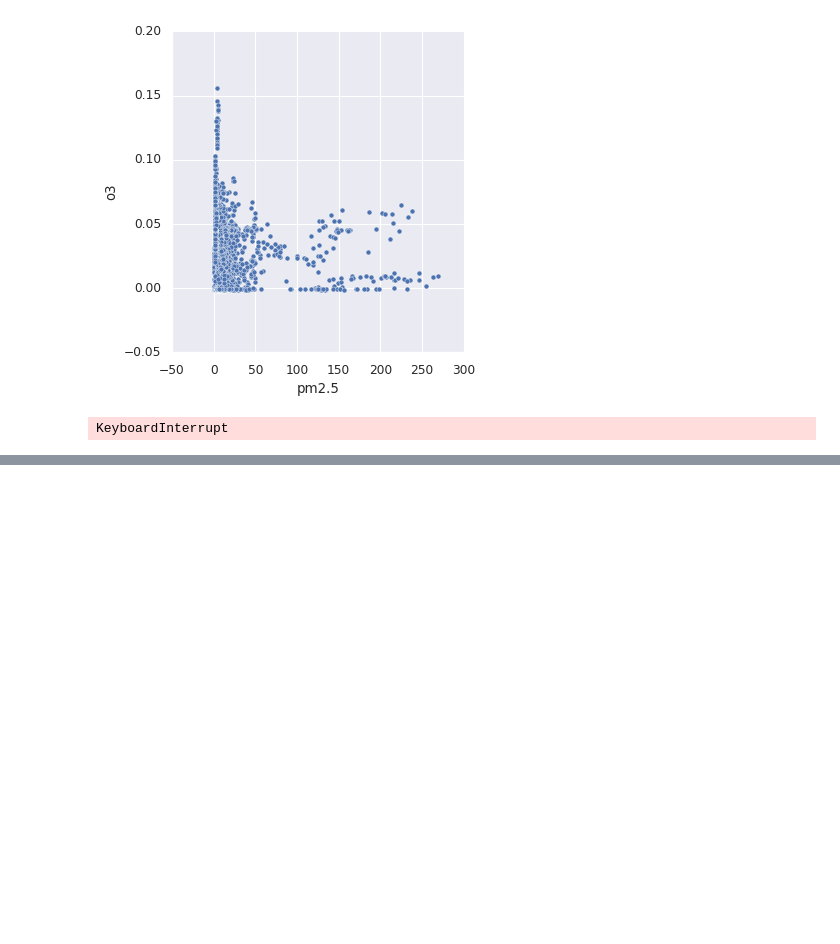
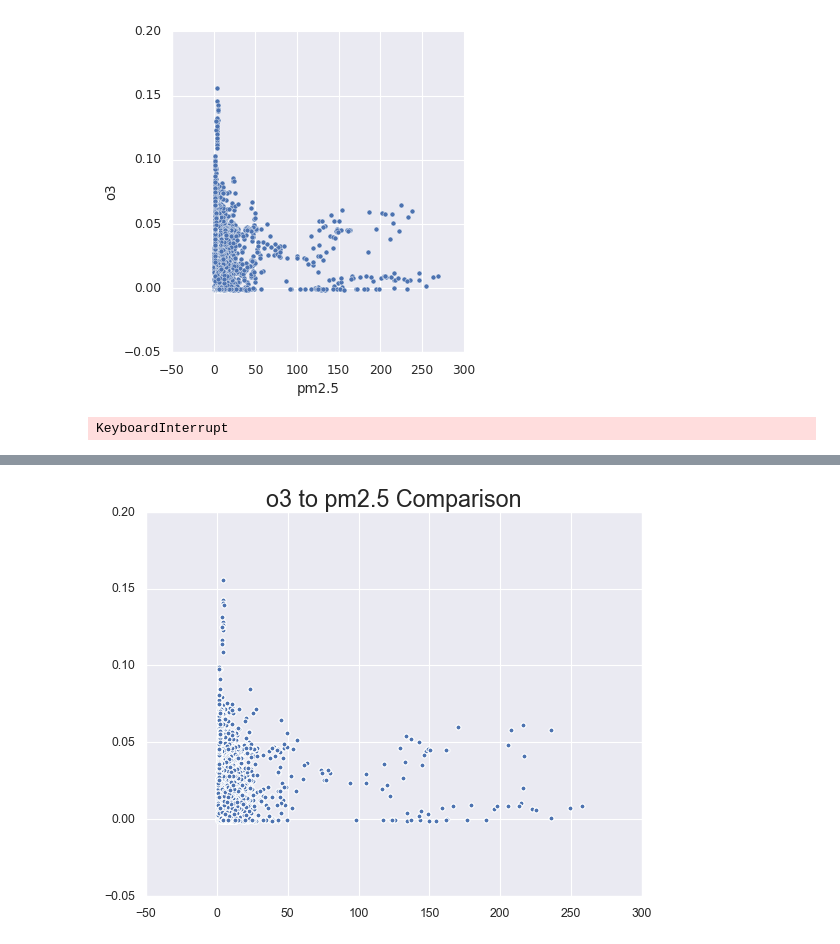
Before and after one commit to z3288/summer2025, a Jupyter notebook: Brandon_Swanson/comparison.ipynb, the cells around one changed output, grey strips where cells are left out. Cells and saved outputs as stored; diff of their text form; code cells hidden in the pictures; blank space fills up the shorter version.

```diff
--- a/Brandon_Swanson/comparison.ipynb
+++ b/Brandon_Swanson/comparison.ipynb
@@ -194,0 +197,96 @@ KeyboardInterrupt
+# %%
+import numpy as np
+import matplotlib.pyplot as plt; plt.style.use('classic')
+from scipy.stats import multiscale_graphcorr
+import pandas as pd
+import xarray as xr
+import seaborn as sns
+sns.set_theme(style="darkgrid")
+
+def mgc_plot(x, y, name, mgc_dict=None, only_viz=False, only_mgc=False):
+    if not only_mgc:
+        ds = xr.open_dataset('D://Data//crocus_neiu_aqt_a1_60min.nc', engine='netcdf4')
+        df = ds.to_pandas
+
+        pm2_5 = df()
+
+        x = ds['pm2.5']
+        y = ds['o3']
+
+        ax = plt.gca()
+        ax.set_title(name + ' Comparison', fontsize=21)
+
+        sns.relplot(data=pm2_5, x='pm2.5', y='o3')
+        ax.scatter(x,y)
+        plt.show()
+    if not only_viz:
+        ds = xr.open_dataset('D://Data//crocus_neiu_aqt_a1_60min.nc', engine='netcdf4')
+        df = ds.to_pandas
+
+        pm2_5 = df()
+
+        x = ds['pm2.5']
+        y = ds['o3']
+        # local correlation map
+        plt.figure(figsize=(9,9))
+        ax = plt.gca()
+        mgc_map = mgc_dict['mgc_map']
+
+        # draw heatmap
+        ax.set_title(name + "Local Correlation Map", fontsize=21)
+        im = ax.imshow(mgc_map, cmap='Spectral')
+
+        # colorbar
+        cbar = ax.figure.colorbar(im, ax=ax)
+        cbar.ax.set_ylabel("", rotation=-90, va="bottom")
+        ax.invert_yaxis()
+
+        # Turn spines off and create white grid.
+        for edge, spine in ax.spines.items():
+            spine.set_visible(False)
+
+        # optimal scale
+        opt_scale = mgc_dict["opt_scale"]
+        ax.scatter(opt_scale[0], opt_scale[1],
+                   marker='X', s=200, color='red')
+
+        # other formatting
+        ax.tick_params(bottom="off", left="off")
+        ax.set_xlabel('#Neighbors for X', fontsize=15)
+        ax.set_ylabel('#Neighbors for Y', fontsize=15)
+        ax.tick_params(axis="x", labelsize=15)
+        ax.tick_params(axis="y", labelsize=15)
+        ax.set_xlim(0, 100)
+        ax.set_ylim(0, 100)
+        plt.show()
+
+def main():
+    ds = xr.open_dataset('D://Data//crocus_neiu_aqt_a1_60min.nc', engine='netcdf4')
+    df = ds.to_pandas
+
+    # Extract data as NumPy arrays
+    x = ds['pm2.5'].values
+    y = ds['o3'].values
+
+    # Remove any NaN values
+    mask = ~np.isnan(x) & ~np.isnan(y)
+    x = x[mask]
+    y = y[mask]
+    # pm2_5 = df()
+    # xy = ds.as_numpy()
+    # x = df[('pm2.5')]
+    # y = df[('o3')]
+    # x = xy['pm2.5']
+    # y = xy['o3']
+
+    mgc_plot(x, y, "o3 to pm2.5", only_viz=True)
+
+    stat, pvalue, mgc_dict = multiscale_graphcorr(x, y)
+    print("MGC test statistic: ", round(stat, 1))
+    print("P-value: ", round(pvalue, 1))
+    mgc_plot(x, y, "o3 to pm2.5 ", mgc_dict, only_mgc=True)
+
+if __name__ == "__main__":
+    main()
+# %% [output]
+[figure, added]
```
Also changed, not shown: parts of 6 cells of this notebook.
